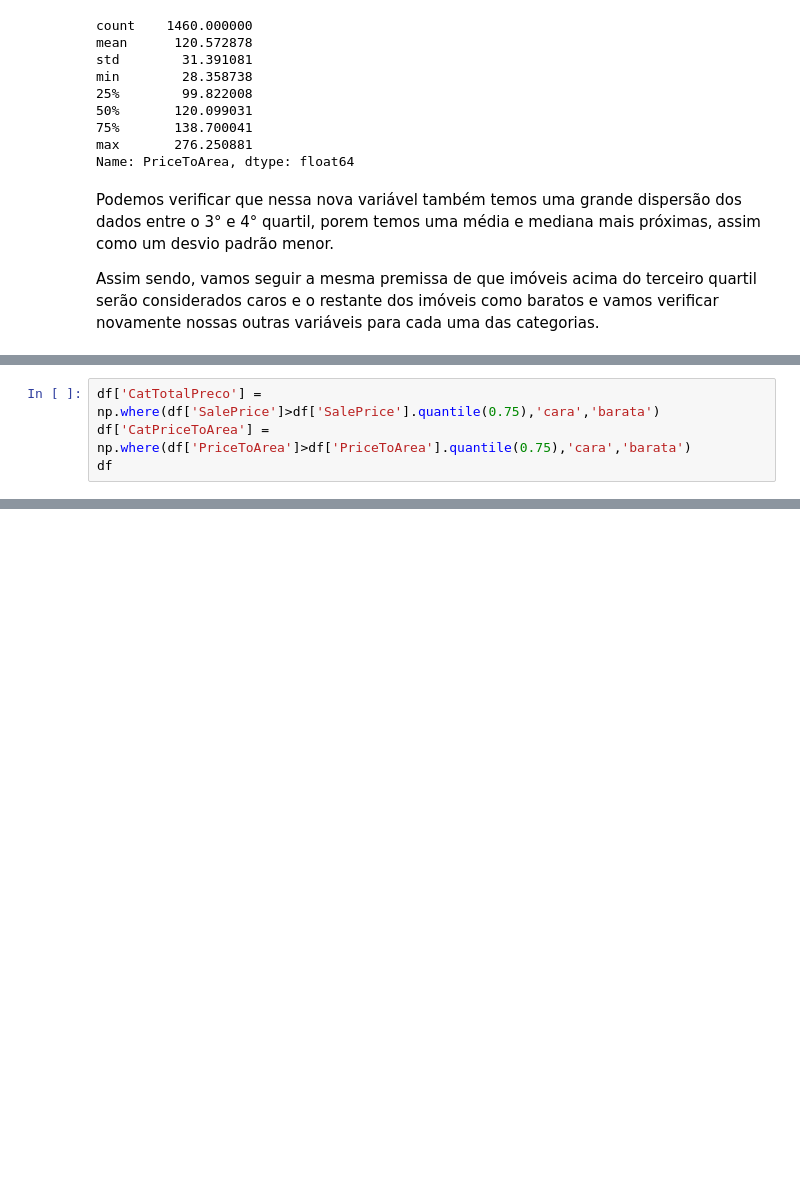
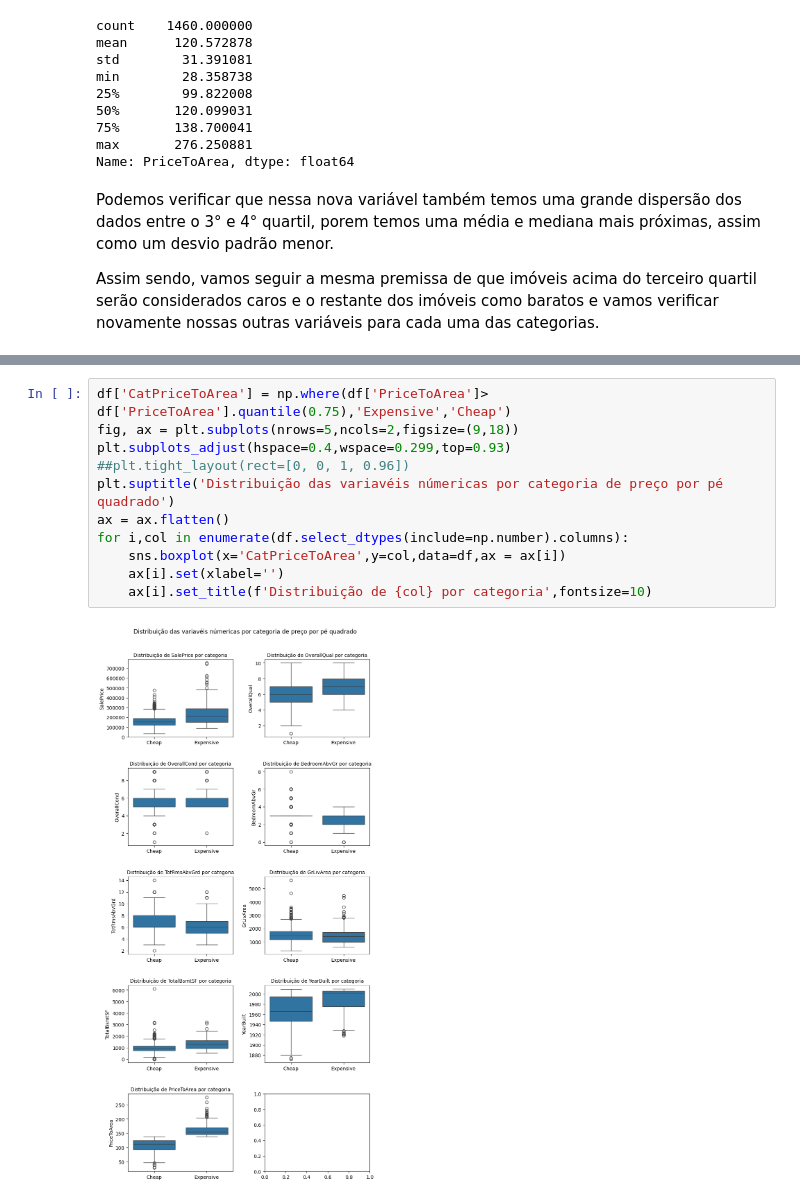
Before and after one commit to kennedylsodre/stats_EBA, a Jupyter notebook: src/Aula01 - Estatistica Descritiva/Aula01.ipynb, the cells around one changed output, grey strips where cells are left out. Drawn from its saved outputs; the diff is of its cells as text; blank space fills up the shorter version.

Commit message:
Análise variavéis categóricas

```diff
--- a/src/Aula01 - Estatistica Descritiva/Aula01.ipynb
+++ b/src/Aula01 - Estatistica Descritiva/Aula01.ipynb
@@ -236,4 +230,0 @@ Assim sendo, vamos seguir a mesma premissa de que imóveis acima do terceiro qua
-# %%
-df['CatTotalPreco'] = np.where(df['SalePrice']>df['SalePrice'].quantile(0.75),'cara','barata')
-df['CatPriceToArea'] = np.where(df['PriceToArea']>df['PriceToArea'].quantile(0.75),'cara','barata')
-df
@@ -286,0 +231,13 @@ df.groupby('CatTotalPreco').agg({'SalePrice':('mean','median','min','max'),
+# %%
+df['CatPriceToArea'] = np.where(df['PriceToArea']> df['PriceToArea'].quantile(0.75),'Expensive','Cheap')
+fig, ax = plt.subplots(nrows=5,ncols=2,figsize=(9,18))
+plt.subplots_adjust(hspace=0.4,wspace=0.299,top=0.93)
+##plt.tight_layout(rect=[0, 0, 1, 0.96])
+plt.suptitle('Distribuição das variavéis númericas por categoria de preço por pé quadrado')
+ax = ax.flatten()
+for i,col in enumerate(df.select_dtypes(include=np.number).columns):
+    sns.boxplot(x='CatPriceToArea',y=col,data=df,ax = ax[i])
+    ax[i].set(xlabel='')
+    ax[i].set_title(f'Distribuição de {col} por categoria',fontsize=10)
+# %% [output]
+[figure, added]
```
Also changed, not shown: parts of 11 cells of this notebook.
